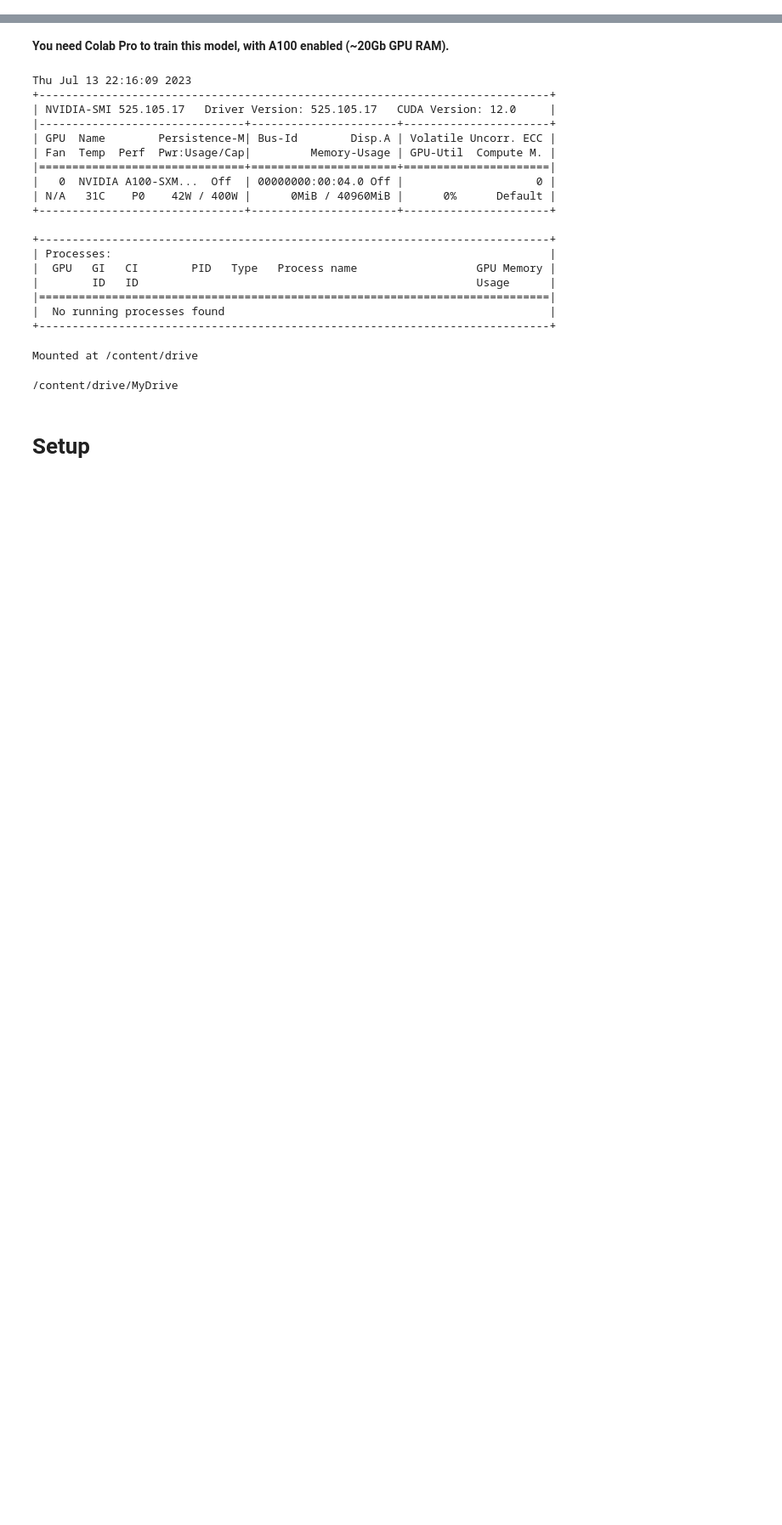
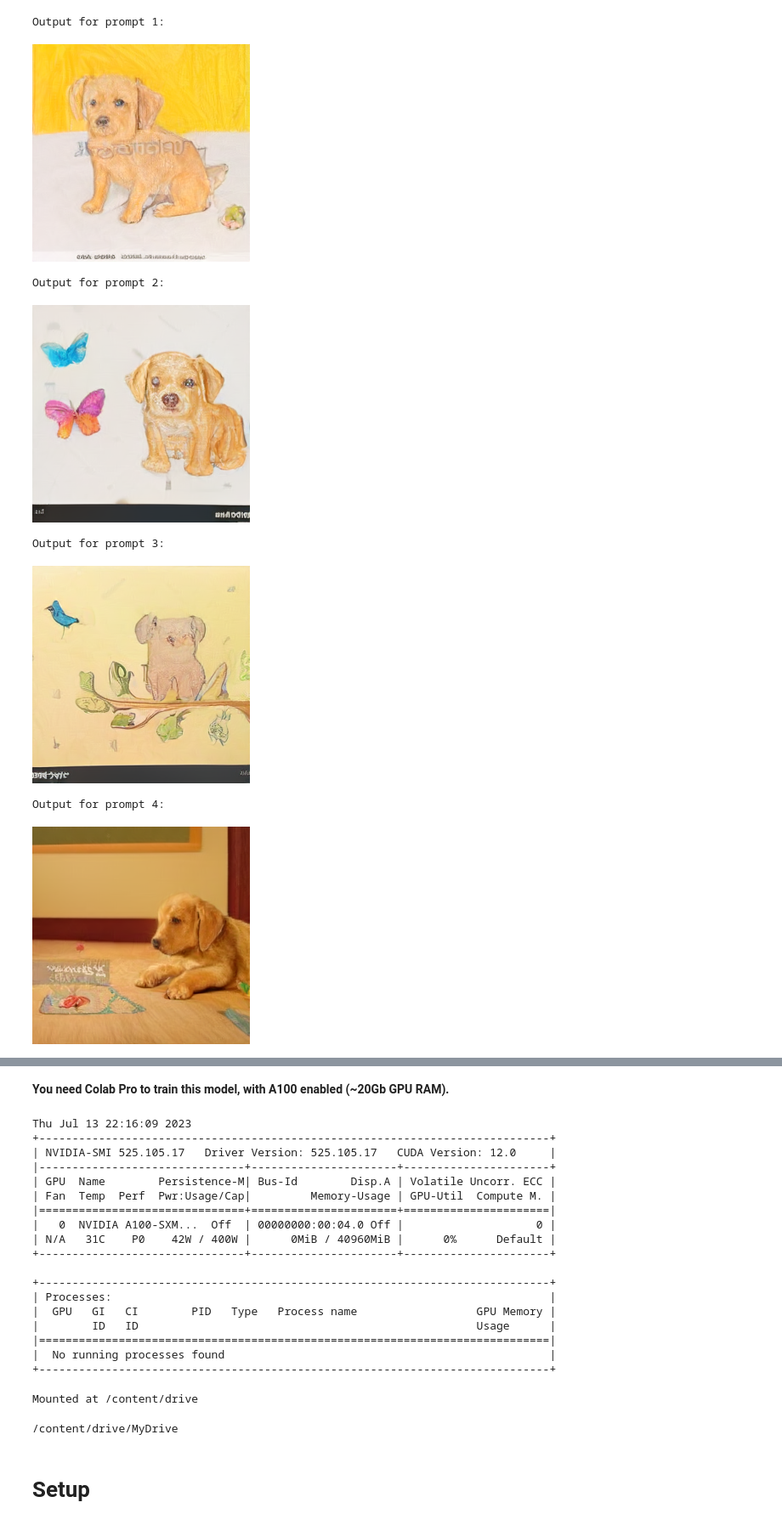
Before and after one commit to ckj18/ML, a Jupyter notebook: Tobigs_StyleDrop.ipynb, the cells around one changed output, grey strips where cells are left out. Shown at 85% size. Drawn from its saved outputs; the diff is of its cells as text; code cells hidden in the pictures; blank space fills up the shorter version.

```diff
--- a/Tobigs_StyleDrop.ipynb
+++ b/Tobigs_StyleDrop.ipynb
@@ -2,0 +83,20 @@
+# %%
+for i, output in enumerate(api_outputs):
+    print(f"Output for prompt {i+1}:")
+
+    image_url = output[0]
+    response = requests.get(image_url)
+    image = Image.open(BytesIO(response.content))
+
+    image.show()
+
+    print("\n")
+# %% [output]
+Output for prompt 1:
+[figure, added]
+Output for prompt 2:
+[figure, added]
+Output for prompt 3:
+[figure, added]
+Output for prompt 4:
+[figure, added]
```
Also changed, not shown: parts of 6 cells of this notebook.
